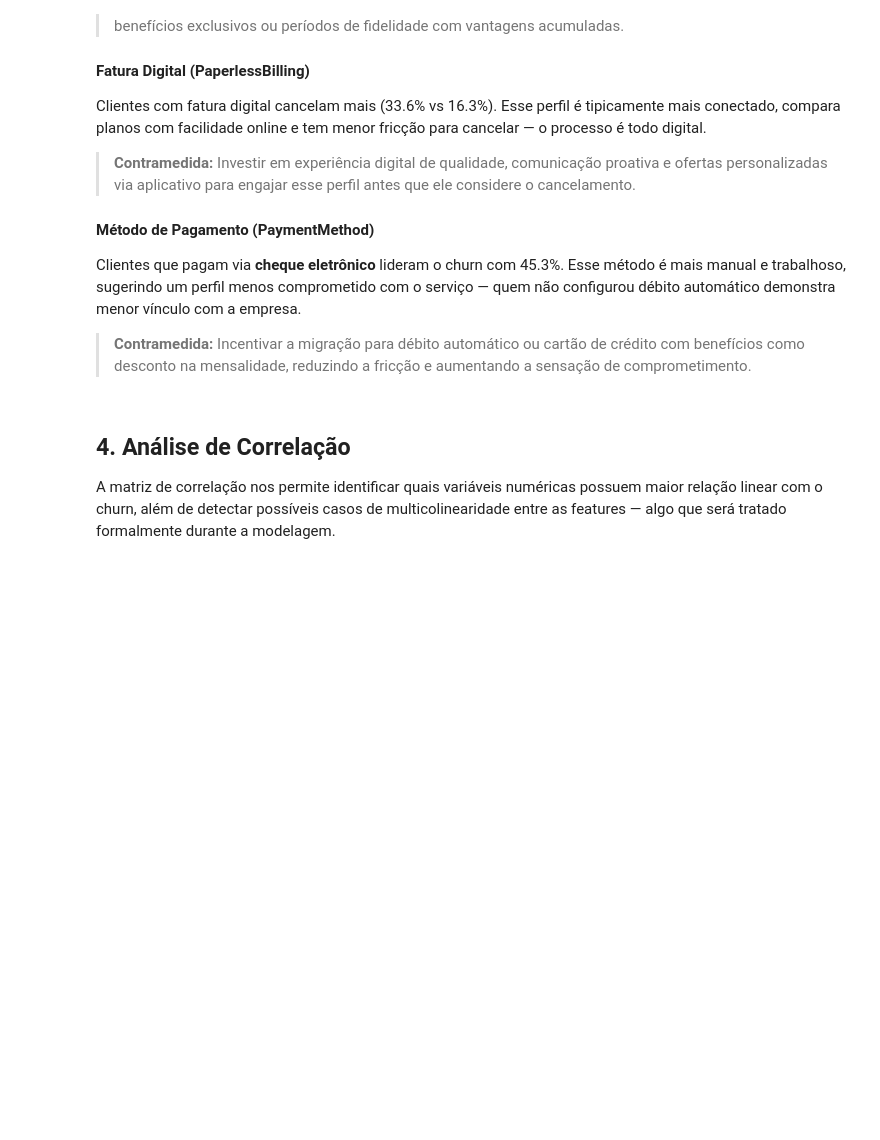
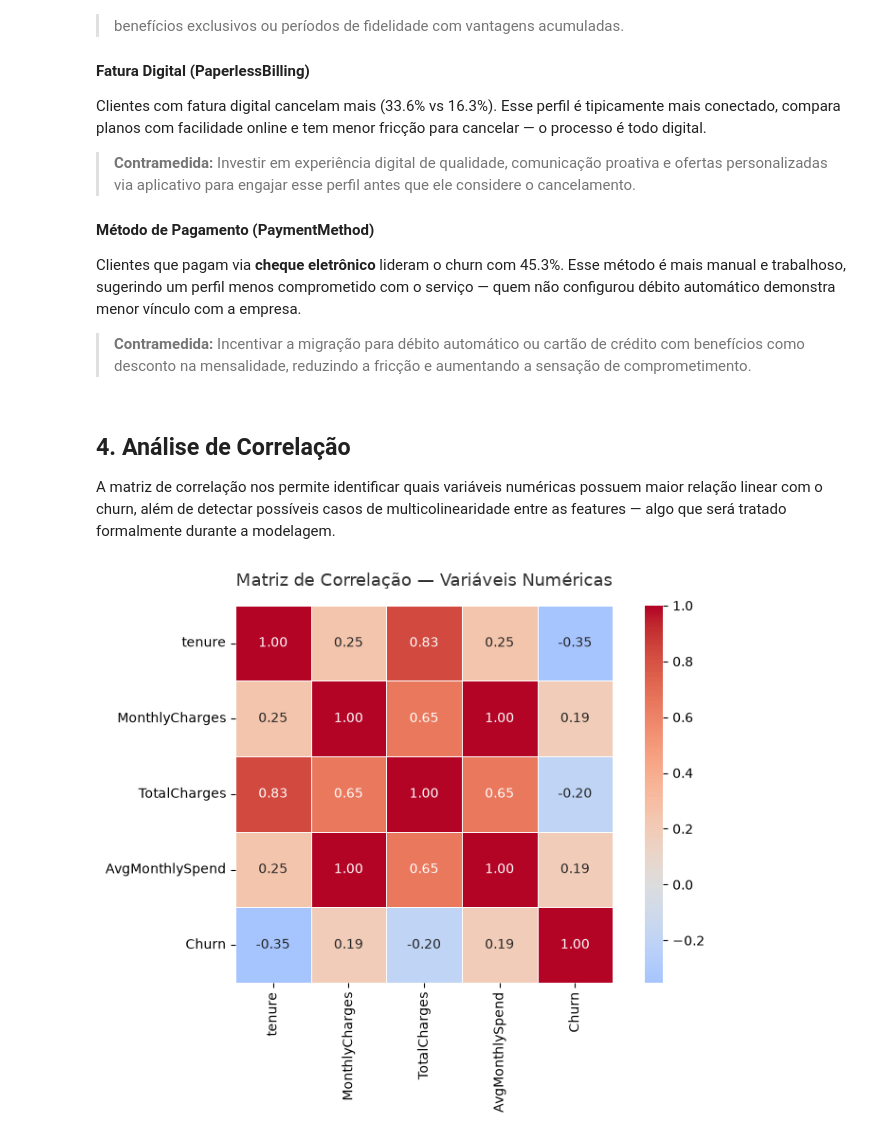
Before and after one commit to MatheusAugustoEC/churn-analysis-portfolio, a Jupyter notebook: notebooks/01_eda.ipynb, the cells around one changed output. Drawn from its saved outputs; the diff is of its cells as text; code cells hidden in the pictures; blank space fills up the shorter version.

```diff
--- a/notebooks/01_eda.ipynb
+++ b/notebooks/01_eda.ipynb
@@ -282,7 +284,25 @@ entre as features — algo que será tratado formalmente durante a modelagem.
 # %%
 corr_df = df.copy()
 corr_df['Churn'] = corr_df['Churn'].astype(int)
 
 numericas_corr = corr_df.select_dtypes(include=['number']).columns.tolist()
 
 corr_matrix = corr_df[numericas_corr].corr()
+
+fig, ax = plt.subplots(figsize = (8, 6))
+
+sns.heatmap(
+    corr_matrix,
+    annot = True,
+    fmt = '.2f',
+    cmap = 'coolwarm',
+    center = 0,
+    square=True,
+    linewidths=0.5,
+    ax=ax
+)
+ax.set_title('Matriz de Correlação — Variáveis Numéricas', fontsize=13, pad=15, color='#333333')
+plt.tight_layout()
+plt.show()
+# %% [output]
+[figure, added]
```
Also changed, not shown: parts of 5 cells of this notebook, 3 other files.
